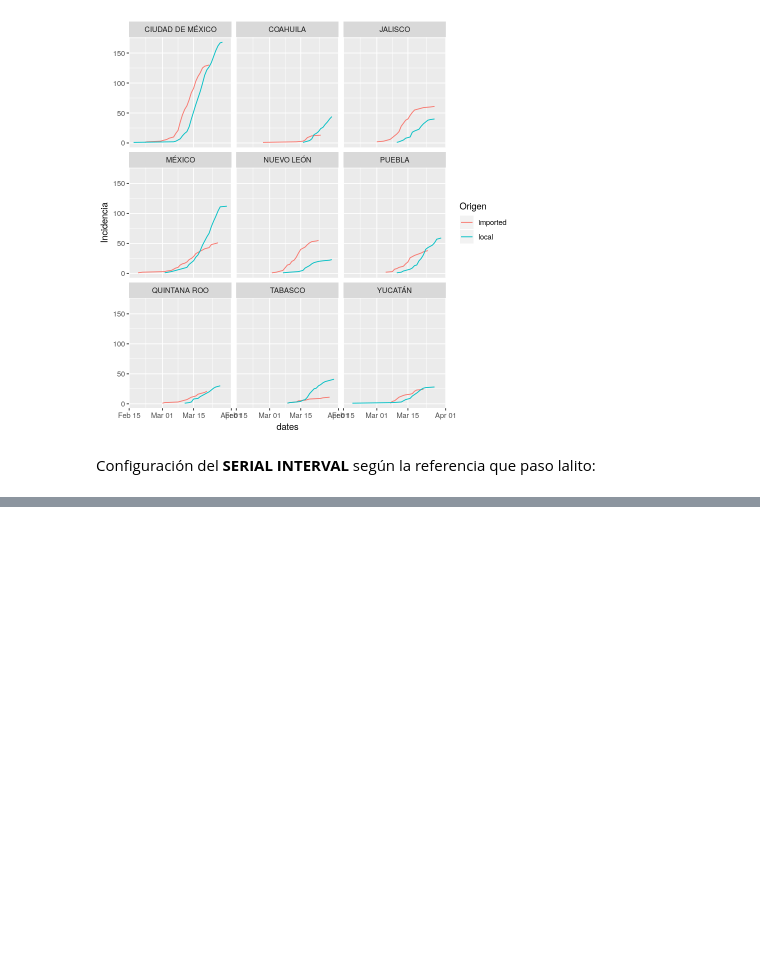
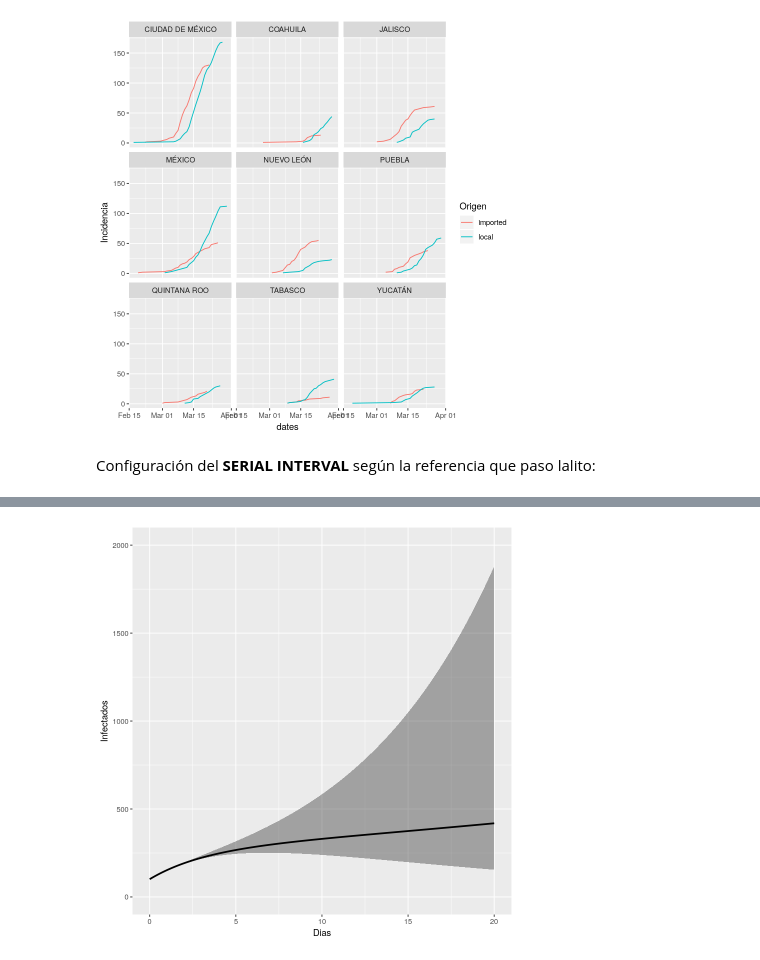
Before and after one commit to NunezKant/COVID19_MEX_MASTER, a Jupyter notebook: notebooks/REpi.ipynb, the cells around one changed output, grey strips where cells are left out. Saved outputs shown, nothing was run; the diff lists cells and outputs as text; code cells hidden in the pictures; blank space fills up the shorter version.

```diff
--- a/notebooks/REpi.ipynb
+++ b/notebooks/REpi.ipynb
@@ -98,0 +168,4 @@ ERROR: Error in check_dates(incid): incid$dates must contain dates which are all
+# %%
+Re_mean = mean(R$`Mean(R)`)
+Re_Q1 = mean(R$`Quantile.0.05(R)`)
+Re_Q2 = mean(R$`Quantile.0.95(R)`)
@@ -98,0 +213,4 @@ ERROR: Error in check_dates(incid): incid$dates must contain dates which are all
+# %%
+Condiciones_Iniciales = c(S,E,A,I,R)
+pmtrs = c(gamma,alpha,rho,kappa)
+t = seq(0, 120, by=0.1) #tiempo de 120 dias
@@ -98,0 +260,18 @@ ERROR: Error in check_dates(incid): incid$dates must contain dates which are all
+# %%
+ODE <- SEAIRD(Condiciones_Iniciales,pmtrs,t)
+ODE97 <- SEAIRD(Condiciones_Iniciales,pmtrs,t, intervencion = "97.5")
+ODE2 <- SEAIRD(Condiciones_Iniciales,pmtrs,t, intervencion = "2.5")
+# %%
+ODE_df <- tibble(
+    Dias = t,
+    "Infectados" = ODE$Infectados*Pop,
+    "Infectados(97.5%)" = ODE97$Infectados*Pop,
+    "Infectados(2.5%)" = ODE2$Infectados*Pop,
+    "Asintomaticos" = ODE$`Asintomáticos`*Pop,
+    "Asintomaticos(97.5%)" = ODE97$`Asintomáticos`*Pop,
+    "Asintomaticos(2.5%)" = ODE2$`Asintomáticos`*Pop,
+    "Expuestos" = ODE$Expuestos*Pop,
+    "Expuestos(97.5%)" = ODE97$Expuestos*Pop,
+    "Expuestos(2.5%)" = ODE2$Expuestos*Pop
+)
+head(ODE_df)
@@ -98,0 +303,7 @@ ERROR: Error in check_dates(incid): incid$dates must contain dates which are all
+# %%
+ODE_df%>%
+  select(Dias,Infectados, Q2 = `Infectados(97.5%)`, Q1 = `Infectados(2.5%)`) %>%
+  ggplot(., aes(x = Dias)) +
+  geom_ribbon(aes(ymin = Q1, ymax = Q2), alpha = 0.4) +
+  geom_line(aes(y = Infectados), lwd = 1) + ylim(0, 2000) + xlim(0,20)
+# %% [output]
@@ -98,0 +312 @@ ERROR: Error in check_dates(incid): incid$dates must contain dates which are all
+[figure, added]
```
Also changed, not shown: parts of 25 cells of this notebook.
